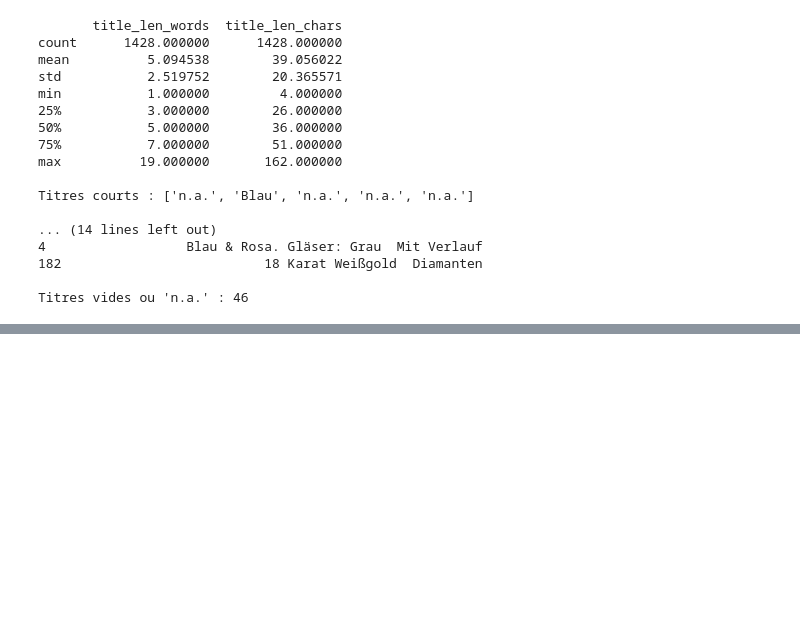
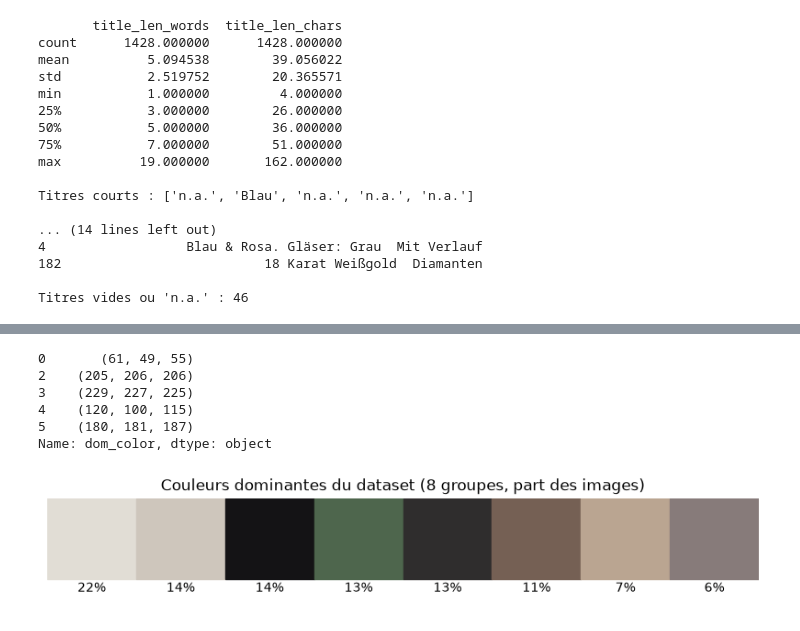
Before and after one commit to ghilesmaz/projet_iddm_mazari_selmane, a Jupyter notebook: notebooks/projet_principal.ipynb, the cells around one changed output, grey strips where cells are left out. Cells and saved outputs as stored; diff of their text form; code cells hidden in the pictures; blank space fills up the shorter version.

```diff
--- a/notebooks/projet_principal.ipynb
+++ b/notebooks/projet_principal.ipynb
@@ -117,0 +160,42 @@ Titres vides ou 'n.a.' : 46
+# %%
+#couleur dominante par image
+#en ignorant le fond blanc
+from sklearn.cluster import KMeans
+
+def dominant_color(path, k=3):
+    im = Image.open(path).convert("RGB").resize((64, 64))
+    px = np.array(im).reshape(-1, 3).astype(float)
+    mask = ~((px > 235).all(axis=1))          # enlève le fond blanc
+    px = px[mask]
+    if len(px) < k:
+        return (255, 255, 255)
+    km = KMeans(n_clusters=k, n_init=3, random_state=0).fit(px)
+    biggest = np.bincount(km.labels_).argmax()
+    return tuple(km.cluster_centers_[biggest].astype(int))
+
+df_img["dom_color"] = df_img["image_path"].apply(dominant_color)
+df_img["brightness"] = df_img["dom_color"].apply(lambda c: sum(c) / 3)
+print(df_img["dom_color"].head())
+# %% [output]
+0       (61, 49, 55)
+2    (205, 206, 206)
+3    (229, 227, 225)
+4    (120, 100, 115)
+5    (180, 181, 187)
+Name: dom_color, dtype: object
+# %%
+#palette globale des couleurs dominantes
+cols = np.array(df_img["dom_color"].tolist())
+km = KMeans(n_clusters=8, n_init=5, random_state=0).fit(cols)
+counts = np.bincount(km.labels_)
+order = np.argsort(-counts)
+
+fig, ax = plt.subplots(figsize=(10, 1.5))
+for i, idx in enumerate(order):
+    ax.add_patch(plt.Rectangle((i, 0), 1, 1, color=km.cluster_centers_[idx] / 255))
+    ax.text(i + 0.5, -0.15, f"{counts[idx] / len(cols):.0%}", ha="center")
+ax.set_xlim(0, 8); ax.set_ylim(-0.3, 1); ax.axis("off")
+ax.set_title("Couleurs dominantes du dataset (8 groupes, part des images)")
+plt.show()
+# %% [output]
+[figure, added]
```
Also changed, not shown: parts of 3 cells of this notebook, 1 other file.
